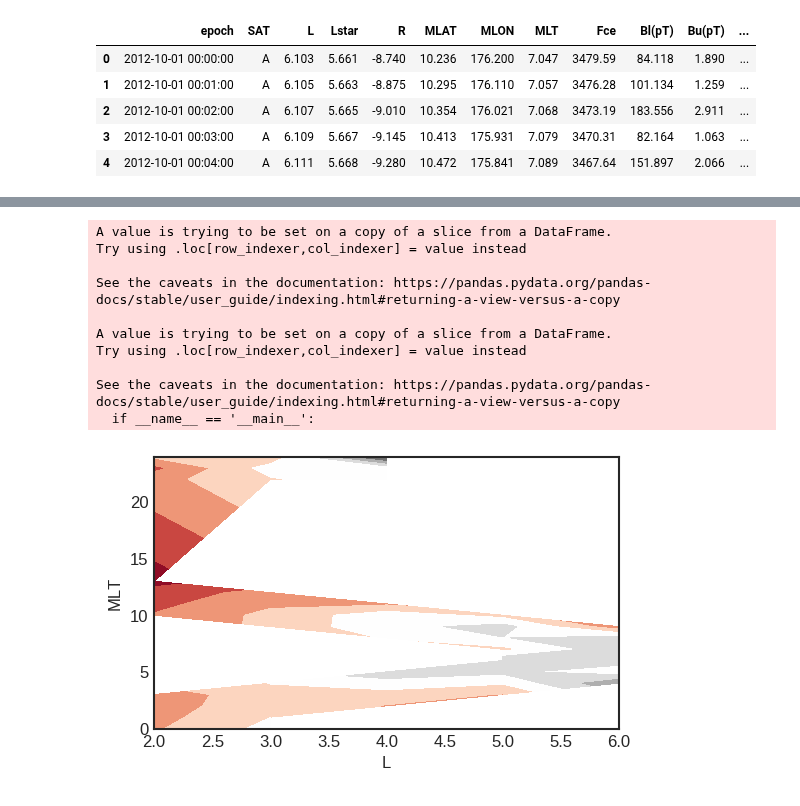
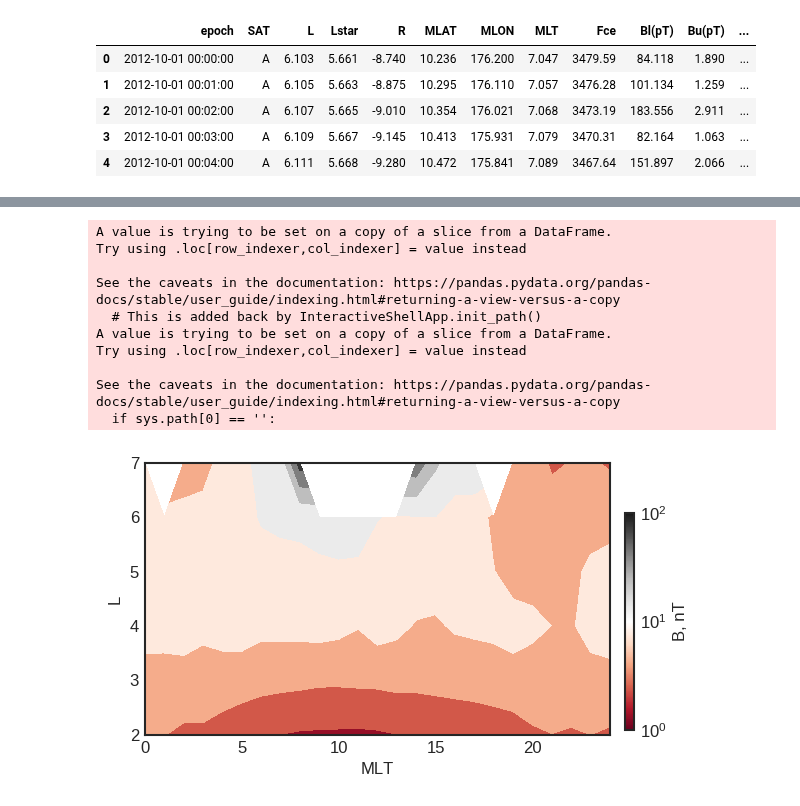
Before and after one commit to shibaji7/Bayesian_Framework_CRRES, a Jupyter notebook: DataAnalysis.ipynb, the cells around one changed output, grey strips where cells are left out. Saved outputs shown, nothing was run; the diff lists cells and outputs as text; code cells hidden in the pictures.

```diff
--- a/DataAnalysis.ipynb
+++ b/DataAnalysis.ipynb
@@ -5,9 +5,12 @@
 >- Data Analysis for one month worth data for GMM study
 # %%
 import pandas as pd
+import matplotlib as mpl
 import matplotlib.pyplot as plt
 plt.style.use('seaborn-white')
 import numpy as np
+import glob
+from matplotlib.colors import LogNorm
 
 def get_gridded_parameters(q, xparam, yparam, zparam, r=0):
     plotParamDF = q[ [xparam, yparam, zparam] ]
@@ -24,16 +27,27 @@ def get_gridded_parameters(q, xparam, yparam, zparam, r=0):
             plotParamDF[zparam].values)
     return X,Y,Z
 
-def contour_f(x, y, z, ax, xlab, ylab):
+def contour_f(x, y, z, fig, ax, xlab, ylab):
     ax.contourf(x, y, z.T, cmap="RdGy")
+    norm = LogNorm(vmax=1e2, vmin=1e0)
     ax.set_xlabel(xlab)
     ax.set_ylabel(ylab)
+    pos = ax.get_position()
+    cpos = [pos.x1 + 0.025, pos.y0 + 0.0125,
+            0.015, pos.height * 0.8]                # this list defines (left, bottom, width, height
+    cax = fig.add_axes(cpos)
+    cb2 = mpl.colorbar.ColorbarBase(cax, cmap=plt.cm.RdGy, norm=norm, spacing="uniform", orientation="vertical")
+    cb2.set_label("B, nT")
     return
 # %%
 # Get and preprocess the whole dataset
 inputs = ["MLAT", "MLT", "L", "Lstar", "AE", "mod"]
 outputs = ["log.B(pT)"]
-dat = pd.read_csv("tmp/20121001_20121031.csv", parse_dates=["epoch"])
+files = glob.glob("tmp/*.csv")
+dat = pd.DataFrame()
+files.sort()
+for f in files:
+    dat = pd.concat([dat, pd.read_csv(f, parse_dates=["epoch"])])
 dat["mod"] = dat.epoch.apply(lambda x: x.hour*60 + x.minute) # Define minute of a day
 dat["sod"] = dat.epoch.apply(lambda x: x.hour*3600 + x.minute*60 + x.second) # Define seconds of a day
 dat["log.B(pT)"] = np.log10(dat["B(pT)"])
@@ -104,17 +108,17 @@ array([[<matplotlib.axes._subplots.AxesSubplot object at 0x...>,
 # %%
 fig = plt.figure(dpi=120, figsize=(5,3))
 ax = fig.add_subplot(111)
-x, y, z = get_gridded_parameters(dat, "L", "MLT", outputs[0])
-contour_f(x, y, z, ax, xlab="L", ylab="MLT")
+x, y, z = get_gridded_parameters(dat, "MLT", "L", outputs[0])
+contour_f(x, y, z, fig, ax, xlab="MLT", ylab="L")
 # %% [output]
 A value is trying to be set on a copy of a slice from a DataFrame.
 Try using .loc[row_indexer,col_indexer] = value instead
 
 See the caveats in the documentation: https://pandas.pydata.org/pandas-docs/stable/user_guide/indexing.html#returning-a-view-versus-a-copy
-
+  # This is added back by InteractiveShellApp.init_path()
 A value is trying to be set on a copy of a slice from a DataFrame.
 Try using .loc[row_indexer,col_indexer] = value instead
 
 See the caveats in the documentation: https://pandas.pydata.org/pandas-docs/stable/user_guide/indexing.html#returning-a-view-versus-a-copy
-  if __name__ == '__main__':
+  if sys.path[0] == '':
-[figure, old version]
+[figure, new version]
```
Also changed, not shown: parts of 4 cells of this notebook, 3 other files.
